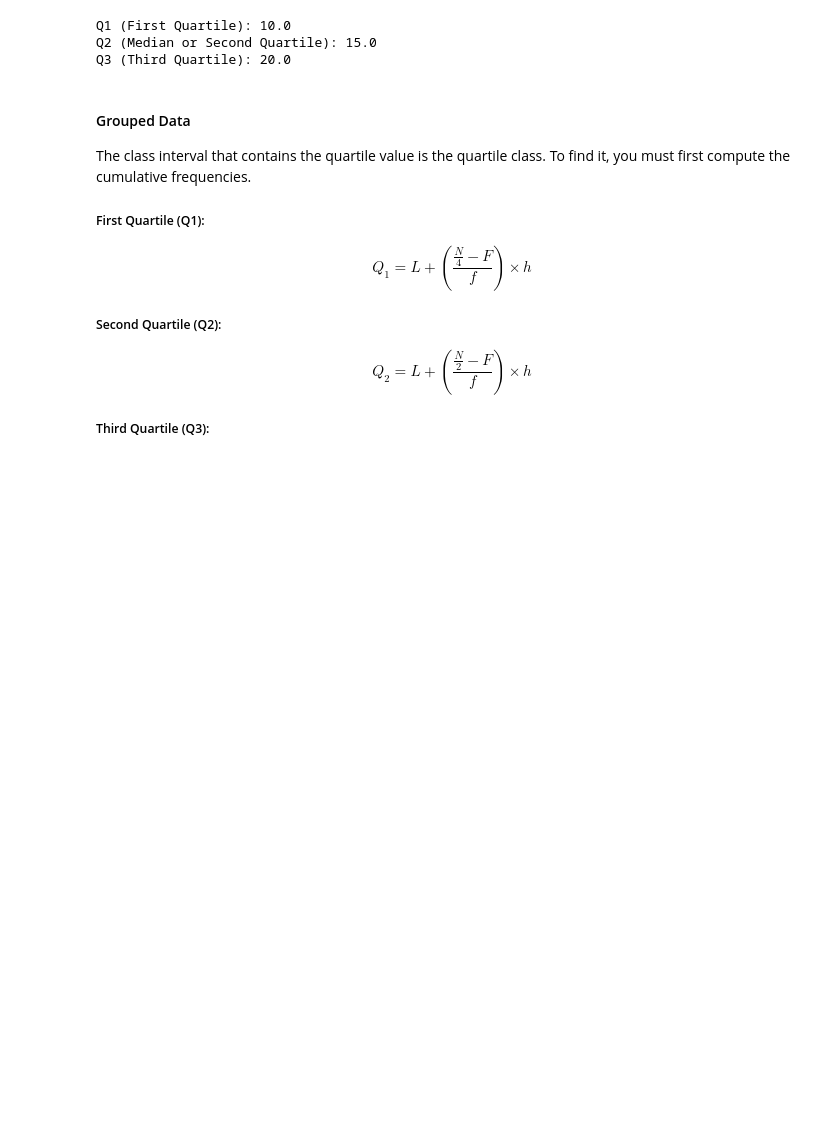
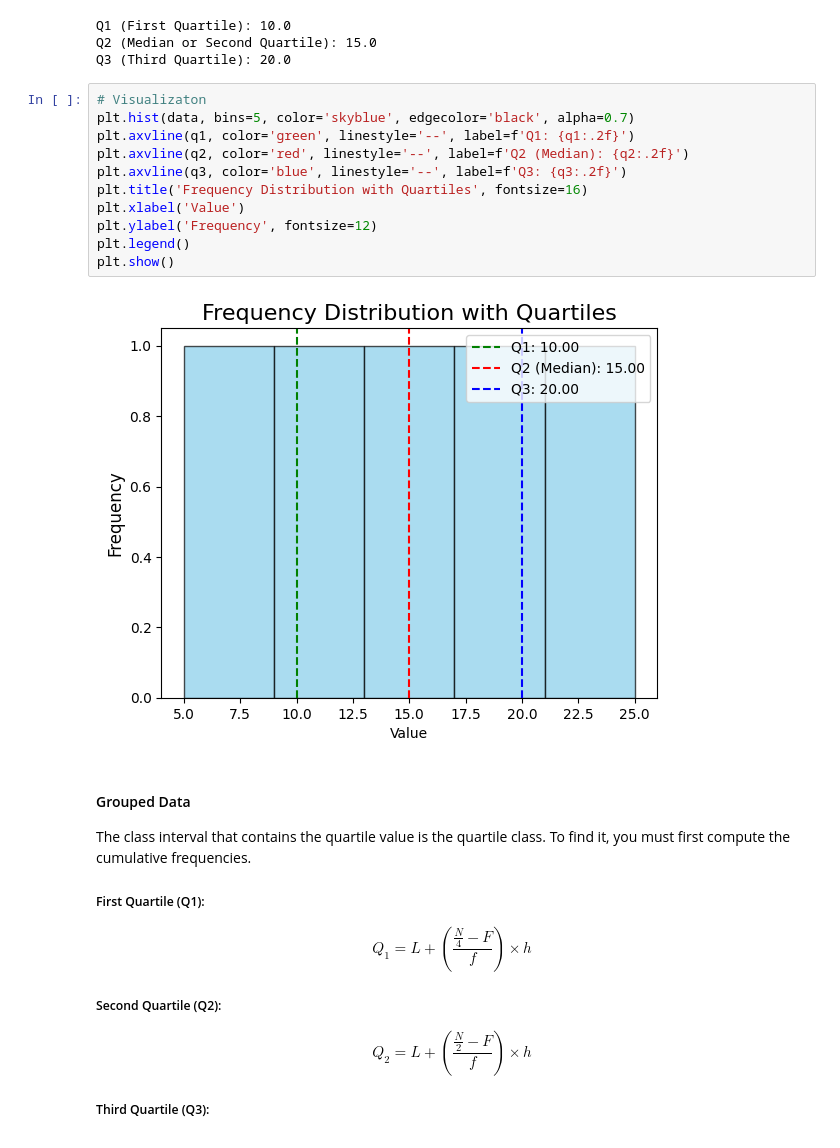
Before and after one commit to imranhasan22/handbook_imran, a Jupyter notebook: ai/Statistics.ipynb, the cells around one changed output. Cells and saved outputs as stored; diff of their text form; blank space fills up the shorter version.

Commit message:
quartile visualization updated

```diff
--- a/ai/Statistics.ipynb
+++ b/ai/Statistics.ipynb
@@ -671,6 +671,19 @@ print("Q3 (Third Quartile):", q3)
 Q1 (First Quartile): 10.0
 Q2 (Median or Second Quartile): 15.0
 Q3 (Third Quartile): 20.0
+# %%
+# Visualizaton
+plt.hist(data, bins=5, color='skyblue', edgecolor='black', alpha=0.7)
+plt.axvline(q1, color='green', linestyle='--', label=f'Q1: {q1:.2f}')
+plt.axvline(q2, color='red', linestyle='--', label=f'Q2 (Median): {q2:.2f}')
+plt.axvline(q3, color='blue', linestyle='--', label=f'Q3: {q3:.2f}')
+plt.title('Frequency Distribution with Quartiles', fontsize=16)
+plt.xlabel('Value')
+plt.ylabel('Frequency', fontsize=12)
+plt.legend()
+plt.show()
+# %% [output]
+[figure, added]
 # %% [markdown]
 #### Grouped Data
 The class interval that contains the quartile value is the quartile class. To find it, you must first compute the cumulative frequencies.
```
Also changed, not shown: parts of 8 cells of this notebook.
